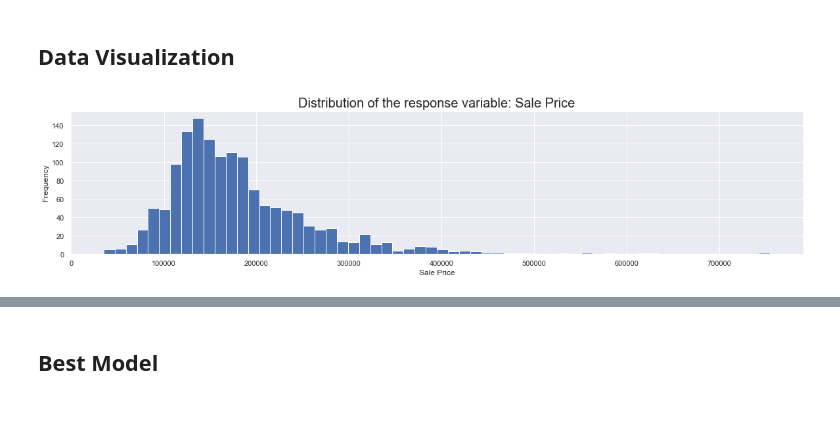
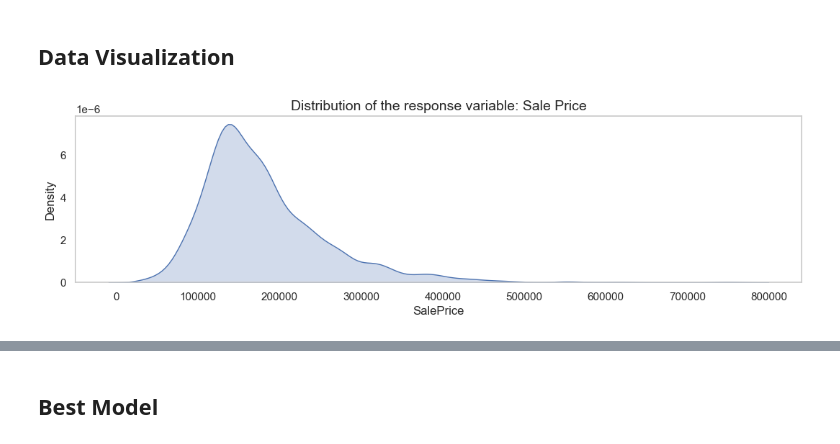
Before and after one commit to trevor-johnson1/w207_finalproject, a Jupyter notebook: EDA/EDA_TJ.ipynb, the cells around one changed output, grey strips where cells are left out. Cells and saved outputs as stored; diff of their text form; code cells hidden in the pictures; blank space fills up the shorter version.

```diff
--- a/EDA/EDA_TJ.ipynb
+++ b/EDA/EDA_TJ.ipynb
@@ -52,12 +131,10 @@ dtype: int64
 # %% [markdown]
 ## Data Visualization
-# %%
-# distribution of response variable
-fig, ax = plt.subplots(figsize = (20, 4))
-ax.hist(train.SalePrice, bins = 60)
-ax.set_xlabel("Sale Price")
-ax.set_ylabel("Frequency")
-ax.set_title("Distribution of the response variable: Sale Price", size=20)
-print("")
-# %% [output]
-[figure, removed]
+# %%
+sns.set(rc = {'figure.figsize':(13,3)})
+sns.set_style("whitegrid", {'axes.grid' : False})
+sns.kdeplot(data=train, x="SalePrice", bw_adjust=.8, fill=True)\
+    .set_title("Distribution of the response variable: Sale Price", size=14)
+print("")
+# %% [output]
+[figure, added]
```
Also changed, not shown: parts of 22 cells of this notebook.
